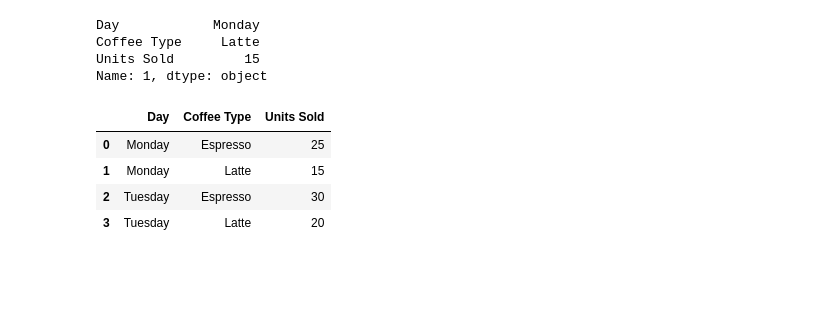
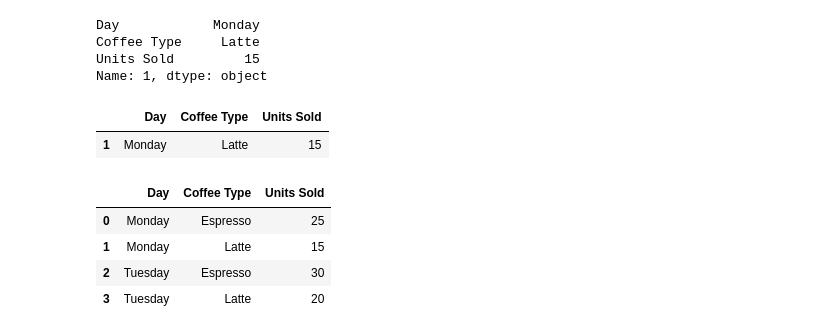
Before and after one commit to anmolzz-10/Pandas-tutorial, a Jupyter notebook: tutorial.ipynb, the cells around one changed output. Drawn from its saved outputs; the diff is of its cells as text; code cells hidden in the pictures; blank space fills up the shorter version.

```diff
--- a/tutorial.ipynb
+++ b/tutorial.ipynb
@@ -161,6 +161,11 @@ Day            Monday
 Coffee Type     Latte
 Units Sold         15
 Name: 1, dtype: object
+# %%
+coffee.loc[[1]] ##use double square brackets to return a dataframe instead of a series
+# %% [output]
+|  | Day | Coffee Type | Units Sold |
+| 1 | Monday | Latte | 15 |
 # %%
 coffee.loc[0:3] ##can also use slicing difference here is it is inclusive meaning the stop is also included unlike python list slicing
 # %% [output]
```
Also changed, not shown: parts of 3 cells of this notebook.
